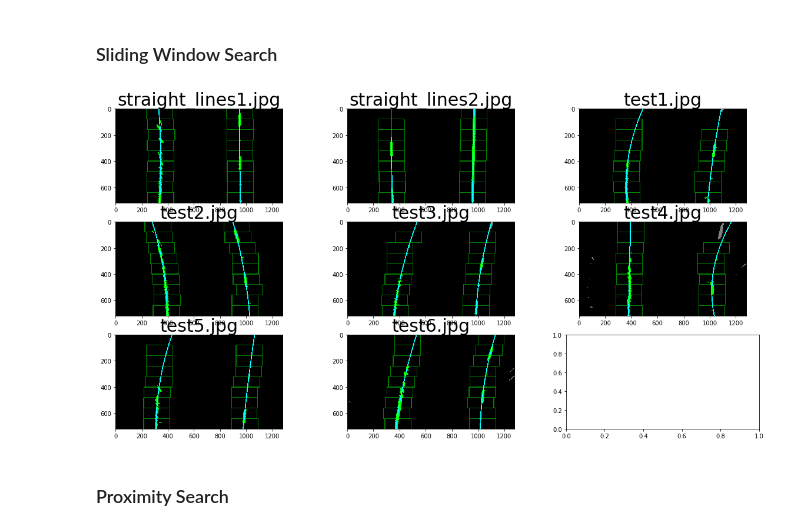
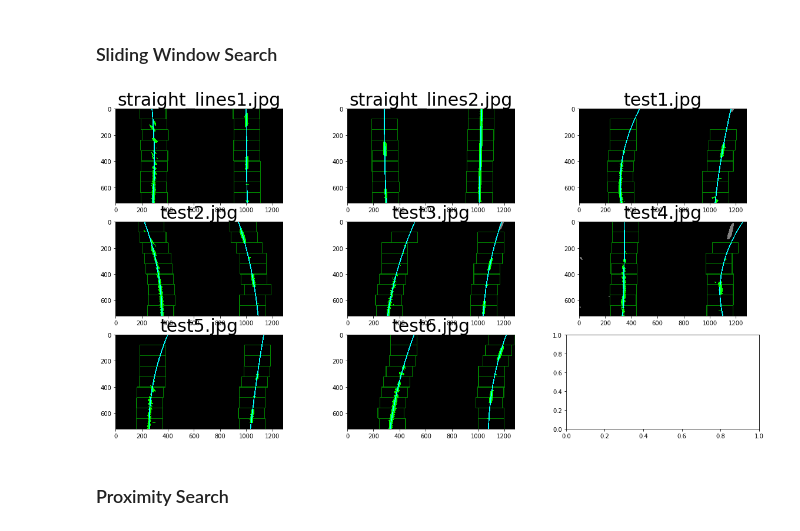
Before and after one commit to benjaminsoellner/CarND-Advanced-Lane-Lines, a Jupyter notebook: CarND 04 Advanced Lane Line Detection.ipynb, the cells around one changed output. Saved outputs shown, nothing was run; the diff lists cells and outputs as text; code cells hidden in the pictures.

```diff
--- a/CarND 04 Advanced Lane Line Detection.ipynb
+++ b/CarND 04 Advanced Lane Line Detection.ipynb
@@ -42,7 +42,7 @@ THRESH_MAG = (10, 130) # sobel magnitude threshold
 THRESH_DIR = (0.7, 1.5) # sobel directional threshold
 THRESH_S = (15, 255) # s channel threshold
 UNWARP_PLANE = [(570,460), (711,460), (1064,660), (226,660)] # plane on original image that should be unwarped
-UNWARP_X_OFFSET = 280 # left/right margin after plane is unwarped
+UNWARP_X_OFFSET = 220 # left/right margin after plane is unwarped
 UNWARP_Y_OFFSET = 20 # top/bottom margin after plane is unwarped
 UNWARP_TEST_IMAGE = "test_images/straight_lines1.jpg" # test image for unwarping
 LANE_Y_M_PER_PIX = 30/720 # number of meters per pixel in y-direction
@@ -528,21 +528,20 @@ class Lane:
 
     # "Insanity" of a lane is high in case the lane width varies a lot
     def insanity(self, ys):
-        ds = []
+        global LANE_X_M_PER_PIX
         # iterate across y-values and collect all lane widths
-        for y in ys:
-            l = self.left.fit[0]*ys**2 + self.left.fit[1]*ys + self.left.fit[2]
-            r = self.right.fit[0]*ys**2 + self.right.fit[1]*ys + self.right.fit[2]
-            ds.append(r-l)
-        # get standard deviation of lane widths
-        return np.std(ds)
+        l = self.left.fit[0]*ys**2 + self.left.fit[1]*ys + self.left.fit[2]
+        r = self.right.fit[0]*ys**2 + self.right.fit[1]*ys + self.right.fit[2]
+        # get maximal deviation of lane widths
+        d = (max(abs(r-l))-min(abs(r-l)))*LANE_X_M_PER_PIX
+        return d
 
     # Calculate offset from center by looking at x_vehicle_center in respect to left and right lane position
     def offset_from_center(self, y, x_vehicle_center):
         global LANE_X_M_PER_PIX
         x_l = self.left.sample_poly(y)
         x_r = self.right.sample_poly(y)
-        x_lane_center = (x_r-x_l)/2
+        x_lane_center = (x_r+x_l)/2
         return (x_lane_center-x_vehicle_center)*LANE_X_M_PER_PIX
 
     # adding lanes is defined as adding left and right lane lines (used to average lanes)
@@ -556,6 +555,13 @@ class Lane:
     # multiplying lanes by scalar is defined as multiplying lane lines (used to average lanes)
     def __mul__(self, other):
         return Lane(self.left*other, self.right*other)
+
+        # Another sanity check to tell us whether the line would be too wide or too narrow
+    def would_be_dangerous(self, ys):
+        x_l = self.left.sample_poly(ys[-1])
+        x_r = self.right.sample_poly(ys[-1])
+        d = abs(x_l-x_r)*LANE_X_M_PER_PIX
+        return ((d<3.7) or (d>4.3) or self.insanity(ys)>0.5)
 # %% [markdown]
 ### Sliding Window Search
 # %%
@@ -629,35 +635,36 @@ def slidewindow_search(image, nwindows=9, wmargin=100, minpix=50, giveupafter=3)
     left_xs = nonzerox[left_idxs]
     left_ys = nonzeroy[left_idxs]
     right_xs = nonzerox[right_idxs]
     right_ys = nonzeroy[right_idxs]
     # Visualize for the purpose of debugging
     out_img[nonzeroy[left_idxs], nonzerox[left_idxs]] = [0., 1., 0.]
     out_img[nonzeroy[right_idxs], nonzerox[right_idxs]] = [0., 1., 0.]
     # Get Lane Lines
     if len(left_xs)==0 or len(right_xs)==0:
         # Nothing was found now :(
         return None, out_img
     else:
         # Otherwise: create LaneLine objects
         left_line = LaneLine(left_xs, left_ys)
         right_line = LaneLine(right_xs, right_ys)
         # Visualize for the purpose of debugging
         fit_ys = np.linspace(0, lane_line_img.shape[0]-1, lane_line_img.shape[0] )
         left_fit_xs = left_line.sample_poly(fit_ys)
         right_fit_xs = right_line.sample_poly(fit_ys)
         for y, left_x, right_x in zip(fit_ys, left_fit_xs, right_fit_xs):
             out_img[int(y), int(left_x-4):int(left_x+4)] = [0., 1., 1.]
             out_img[int(y), int(right_x-4):int(right_x+4)] = [0., 1., 1.]
-        return Lane(left_line, right_line), out_img
+        lane = Lane(left_line, right_line)
+        return lane, out_img
 
 # Testing function (returning the debugging image and discarding the Lane objects)
 def slidewindow_and_plot(image):
     _, out_img = slidewindow_search(image)
     return out_img
 
 run_all_test_images(slidewindow_and_plot)
 # %% [output]
-[figure, old version]
+[figure, new version]
 # %% [markdown]
 ### Proximity Search
 # %%
```
Also changed, not shown: parts of 9 cells of this notebook, 1 other file.
